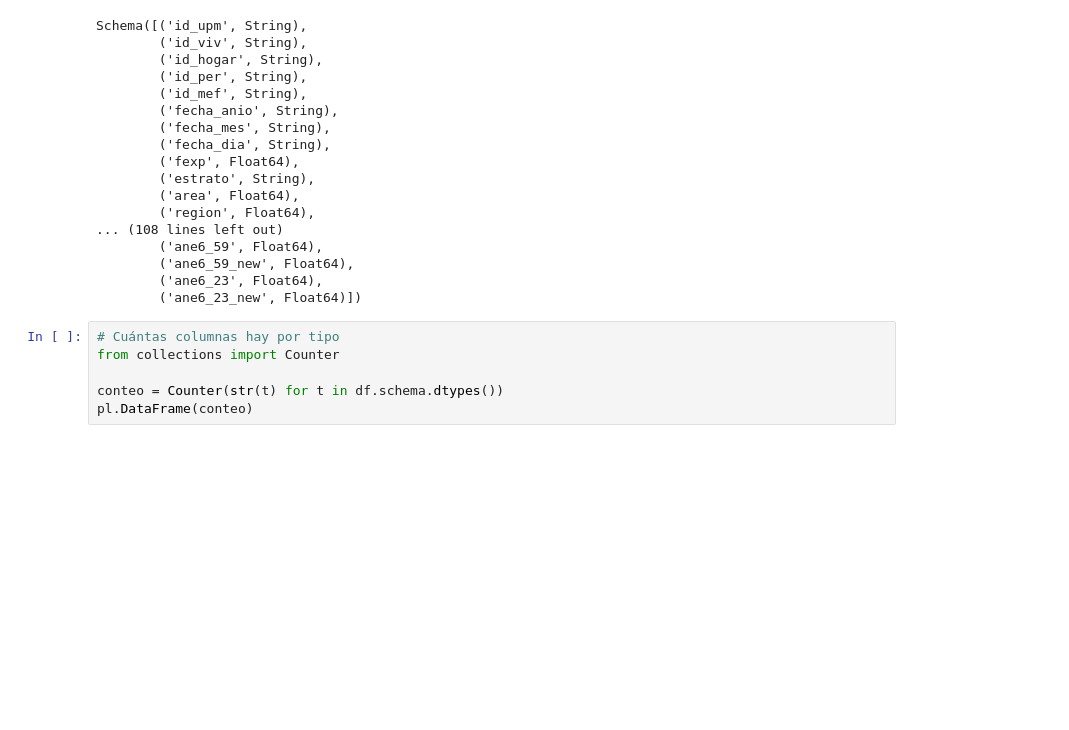
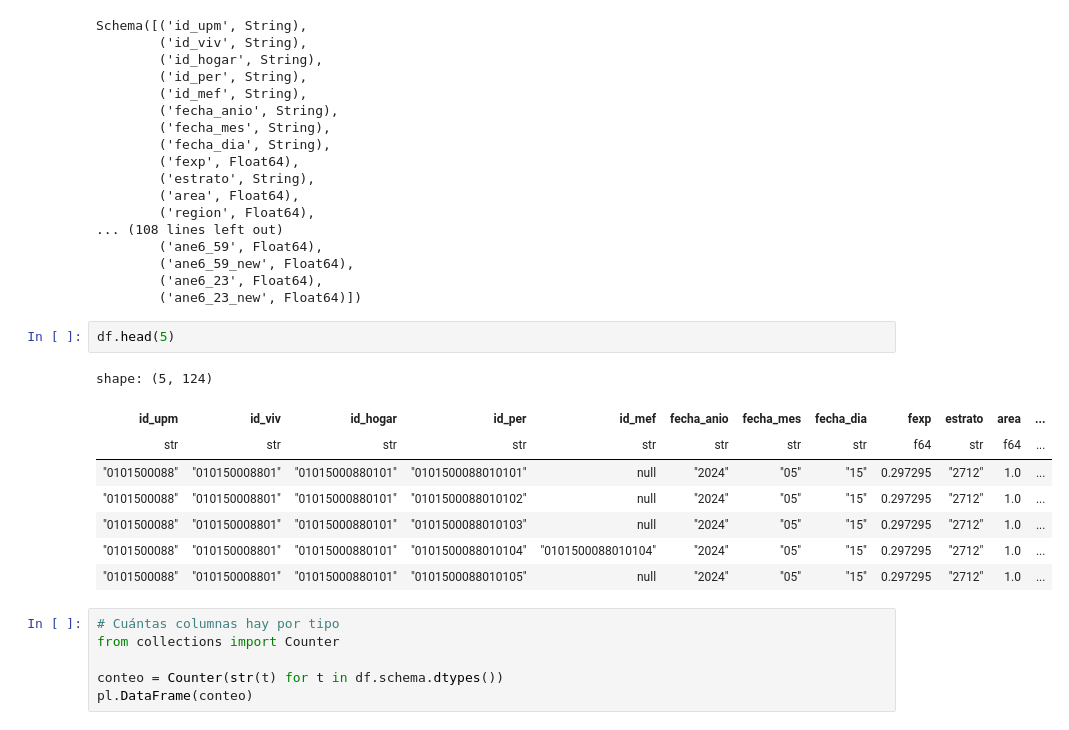
Before and after one commit to Fato89/FLCS_ESEDA, a Jupyter notebook: Clases/Clase 2/02_ejercicios_wrangling.ipynb, the cells around one changed output. Cells and saved outputs as stored; diff of their text form; blank space fills up the shorter version.

```diff
--- a/Clases/Clase 2/02_ejercicios_wrangling.ipynb
+++ b/Clases/Clase 2/02_ejercicios_wrangling.ipynb
@@ -61,6 +61,17 @@ Schema([('id_upm', String),
         ('ane6_59_new', Float64),
         ('ane6_23', Float64),
         ('ane6_23_new', Float64)])
+# %%
+df.head(5)
+# %% [output]
+shape: (5, 124)
+| id_upm | id_viv | id_hogar | id_per | id_mef | fecha_anio | fecha_mes | fecha_dia | fexp | estrato | area | ... |
+| str | str | str | str | str | str | str | str | f64 | str | f64 | ... |
+| "0101500088" | "010150008801" | "01015000880101" | "0101500088010101" | null | "2024" | "05" | "15" | 0.297295 | "2712" | 1.0 | ... |
+| "0101500088" | "010150008801" | "01015000880101" | "0101500088010102" | null | "2024" | "05" | "15" | 0.297295 | "2712" | 1.0 | ... |
+| "0101500088" | "010150008801" | "01015000880101" | "0101500088010103" | null | "2024" | "05" | "15" | 0.297295 | "2712" | 1.0 | ... |
+| "0101500088" | "010150008801" | "01015000880101" | "0101500088010104" | "0101500088010104" | "2024" | "05" | "15" | 0.297295 | "2712" | 1.0 | ... |
+| "0101500088" | "010150008801" | "01015000880101" | "0101500088010105" | null | "2024" | "05" | "15" | 0.297295 | "2712" | 1.0 | ... |
 # %%
 # Cuántas columnas hay por tipo
 from collections import Counter
```
Also changed, not shown: parts of 7 cells of this notebook.
